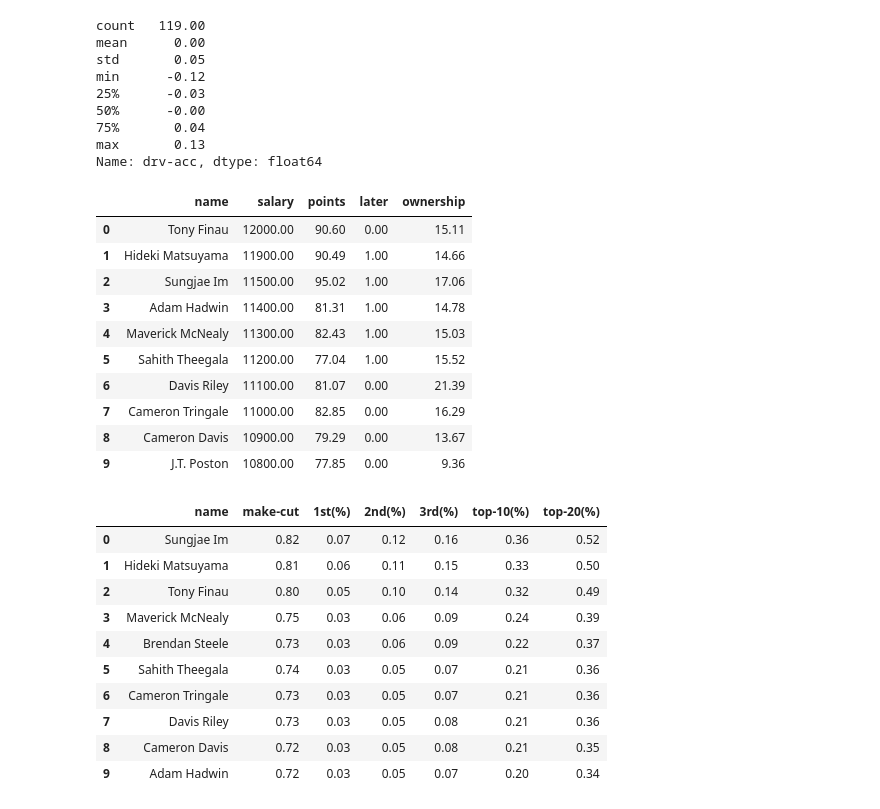
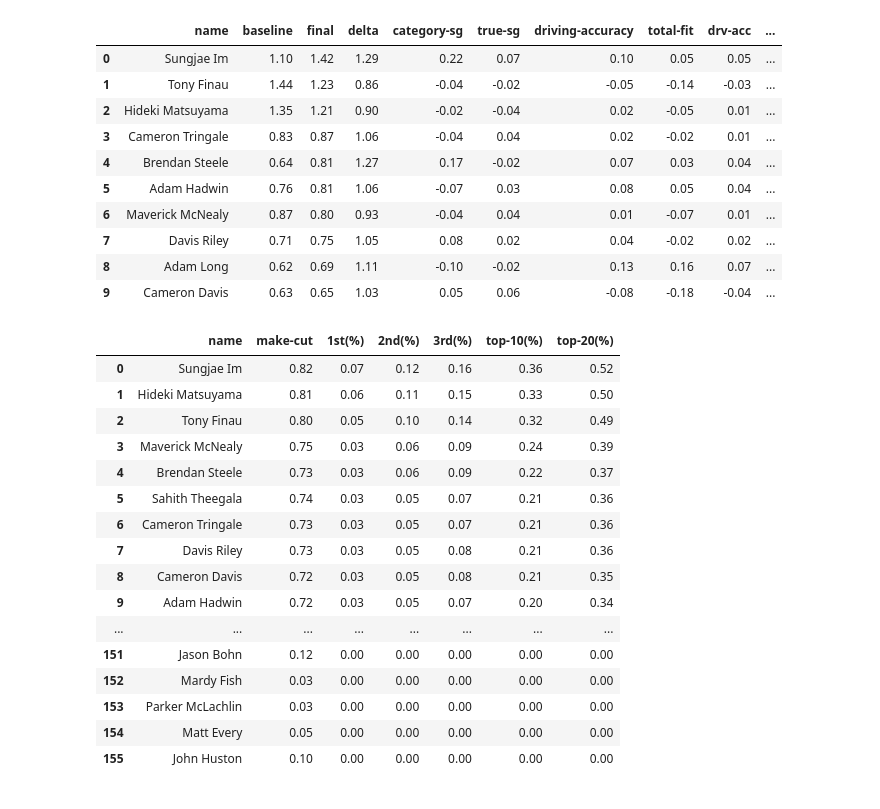
Before and after one commit to MrPickles5/pga-dfs, a Jupyter notebook: src/datagolf_sh.ipynb, the cells around one changed output. Cells and saved outputs as stored; diff of their text form; code cells hidden in the pictures.

```diff
--- a/src/datagolf_sh.ipynb
+++ b/src/datagolf_sh.ipynb
@@ -14,4 +14,11 @@ urls = {
     'dfs-projections': 'https://feeds.datagolf.com/preds/fantasy-projection-defaults?tour={tour}&site={site}&slate={slate}&file_format={file_format}&key=6a626b6c312c0d33cfe157d614b5'
 }
 # %%
-datagolf.load_skills().head(10)
+skillsd=datagolf.load_skills() #.head(10)
+skillsr=datagolf.load_skills(decomp=False)
+
+master=skillsd.merge(skillsr)
+order=list(master.columns)
+master['delta']=master['final']/master['baseline']
+
+master = master.loc[:, order[:3]+['delta']+order[3:]]
@@ -30,13 +25,14 @@ datagolf.load_skills().head(10)
-# %%
-skills=datagolf.load_skills(decomp=False) #.head(10)
-skills['drv-acc'].describe()
-# %% [output]
-count   119.00
-mean      0.00
-std       0.05
-min      -0.12
-25%      -0.03
-50%      -0.00
-75%       0.04
-max       0.13
-Name: drv-acc, dtype: float64
+# %%
+master.head(10)
+# %% [output]
+|  | name | baseline | final | delta | category-sg | true-sg | driving-accuracy | total-fit | drv-acc | ... |
+| 0 | Sungjae Im | 1.10 | 1.42 | 1.29 | 0.22 | 0.07 | 0.10 | 0.05 | 0.05 | ... |
+| 1 | Tony Finau | 1.44 | 1.23 | 0.86 | -0.04 | -0.02 | -0.05 | -0.14 | -0.03 | ... |
+| 2 | Hideki Matsuyama | 1.35 | 1.21 | 0.90 | -0.02 | -0.04 | 0.02 | -0.05 | 0.01 | ... |
+| 3 | Cameron Tringale | 0.83 | 0.87 | 1.06 | -0.04 | 0.04 | 0.02 | -0.02 | 0.01 | ... |
+| 4 | Brendan Steele | 0.64 | 0.81 | 1.27 | 0.17 | -0.02 | 0.07 | 0.03 | 0.04 | ... |
+| 5 | Adam Hadwin | 0.76 | 0.81 | 1.06 | -0.07 | 0.03 | 0.08 | 0.05 | 0.04 | ... |
+| 6 | Maverick McNealy | 0.87 | 0.80 | 0.93 | -0.04 | 0.04 | 0.01 | -0.07 | 0.01 | ... |
+| 7 | Davis Riley | 0.71 | 0.75 | 1.05 | 0.08 | 0.02 | 0.04 | -0.02 | 0.02 | ... |
+| 8 | Adam Long | 0.62 | 0.69 | 1.11 | -0.10 | -0.02 | 0.13 | 0.16 | 0.07 | ... |
+| 9 | Cameron Davis | 0.63 | 0.65 | 1.03 | 0.05 | 0.06 | -0.08 | -0.18 | -0.04 | ... |
@@ -43,28 +61,22 @@ Name: drv-acc, dtype: float64
 # %%
 datagolf.load_dfs().head(10)
-# %% [output]
-|  | name | salary | points | later | ownership |
-| 0 | Tony Finau | 12000.00 | 90.60 | 0.00 | 15.11 |
-| 1 | Hideki Matsuyama | 11900.00 | 90.49 | 1.00 | 14.66 |
-| 2 | Sungjae Im | 11500.00 | 95.02 | 1.00 | 17.06 |
-| 3 | Adam Hadwin | 11400.00 | 81.31 | 1.00 | 14.78 |
-| 4 | Maverick McNealy | 11300.00 | 82.43 | 1.00 | 15.03 |
-| 5 | Sahith Theegala | 11200.00 | 77.04 | 1.00 | 15.52 |
-| 6 | Davis Riley | 11100.00 | 81.07 | 0.00 | 21.39 |
-| 7 | Cameron Tringale | 11000.00 | 82.85 | 0.00 | 16.29 |
-| 8 | Cameron Davis | 10900.00 | 79.29 | 0.00 | 13.67 |
-| 9 | J.T. Poston | 10800.00 | 77.85 | 0.00 | 9.36 |
 # %%
-datagolf.load_baselines().head(10)
+datagolf.load_baselines() #.head(25)
 # %% [output]
 |  | name | make-cut | 1st(%) | 2nd(%) | 3rd(%) | top-10(%) | top-20(%) |
 | 0 | Sungjae Im | 0.82 | 0.07 | 0.12 | 0.16 | 0.36 | 0.52 |
 | 1 | Hideki Matsuyama | 0.81 | 0.06 | 0.11 | 0.15 | 0.33 | 0.50 |
 | 2 | Tony Finau | 0.80 | 0.05 | 0.10 | 0.14 | 0.32 | 0.49 |
 | 3 | Maverick McNealy | 0.75 | 0.03 | 0.06 | 0.09 | 0.24 | 0.39 |
 | 4 | Brendan Steele | 0.73 | 0.03 | 0.06 | 0.09 | 0.22 | 0.37 |
 | 5 | Sahith Theegala | 0.74 | 0.03 | 0.05 | 0.07 | 0.21 | 0.36 |
 | 6 | Cameron Tringale | 0.73 | 0.03 | 0.05 | 0.07 | 0.21 | 0.36 |
 | 7 | Davis Riley | 0.73 | 0.03 | 0.05 | 0.08 | 0.21 | 0.36 |
 | 8 | Cameron Davis | 0.72 | 0.03 | 0.05 | 0.08 | 0.21 | 0.35 |
 | 9 | Adam Hadwin | 0.72 | 0.03 | 0.05 | 0.07 | 0.20 | 0.34 |
+| ... | ... | ... | ... | ... | ... | ... | ... |
+| 151 | Jason Bohn | 0.12 | 0.00 | 0.00 | 0.00 | 0.00 | 0.00 |
+| 152 | Mardy Fish | 0.03 | 0.00 | 0.00 | 0.00 | 0.00 | 0.00 |
+| 153 | Parker McLachlin | 0.03 | 0.00 | 0.00 | 0.00 | 0.00 | 0.00 |
+| 154 | Matt Every | 0.05 | 0.00 | 0.00 | 0.00 | 0.00 | 0.00 |
+| 155 | John Huston | 0.10 | 0.00 | 0.00 | 0.00 | 0.00 | 0.00 |
```
Also changed, not shown: parts of 6 cells of this notebook, 4 other files.
